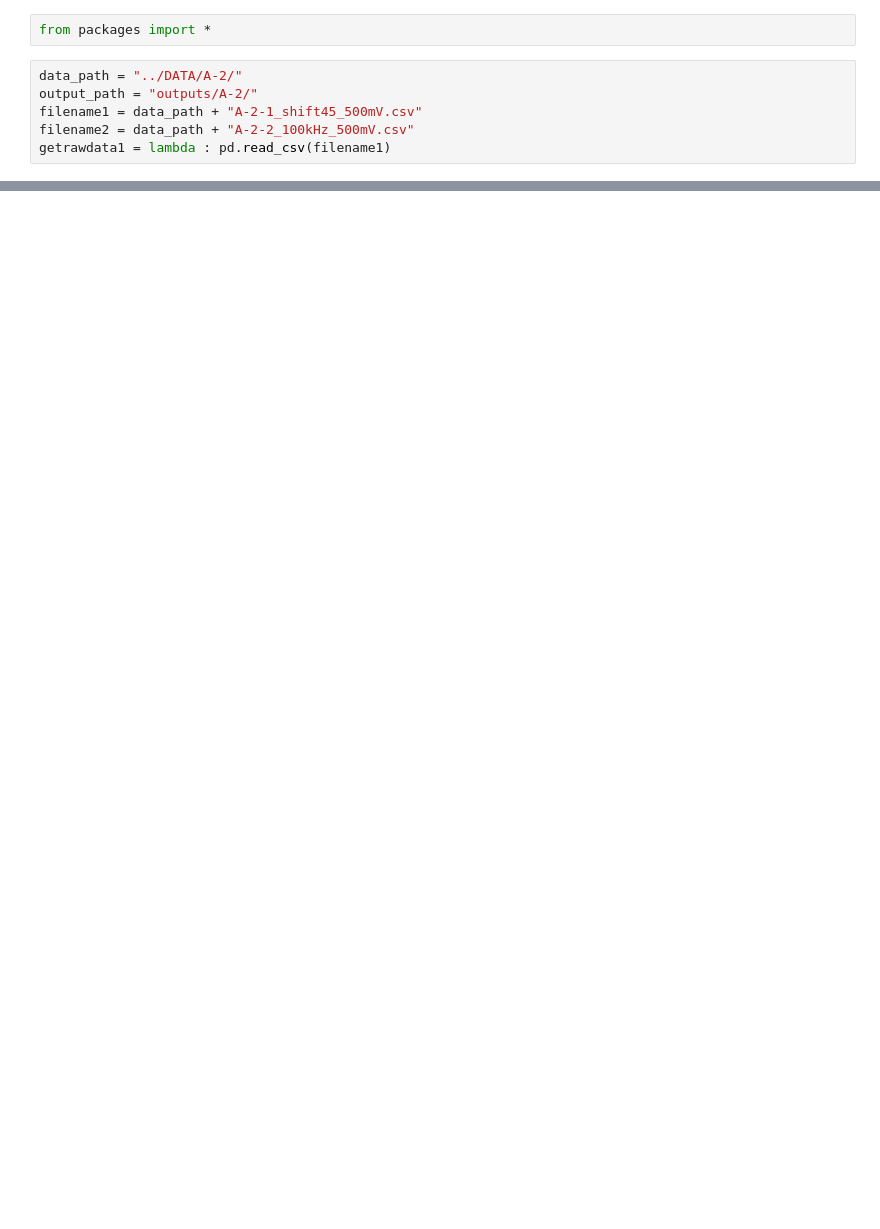
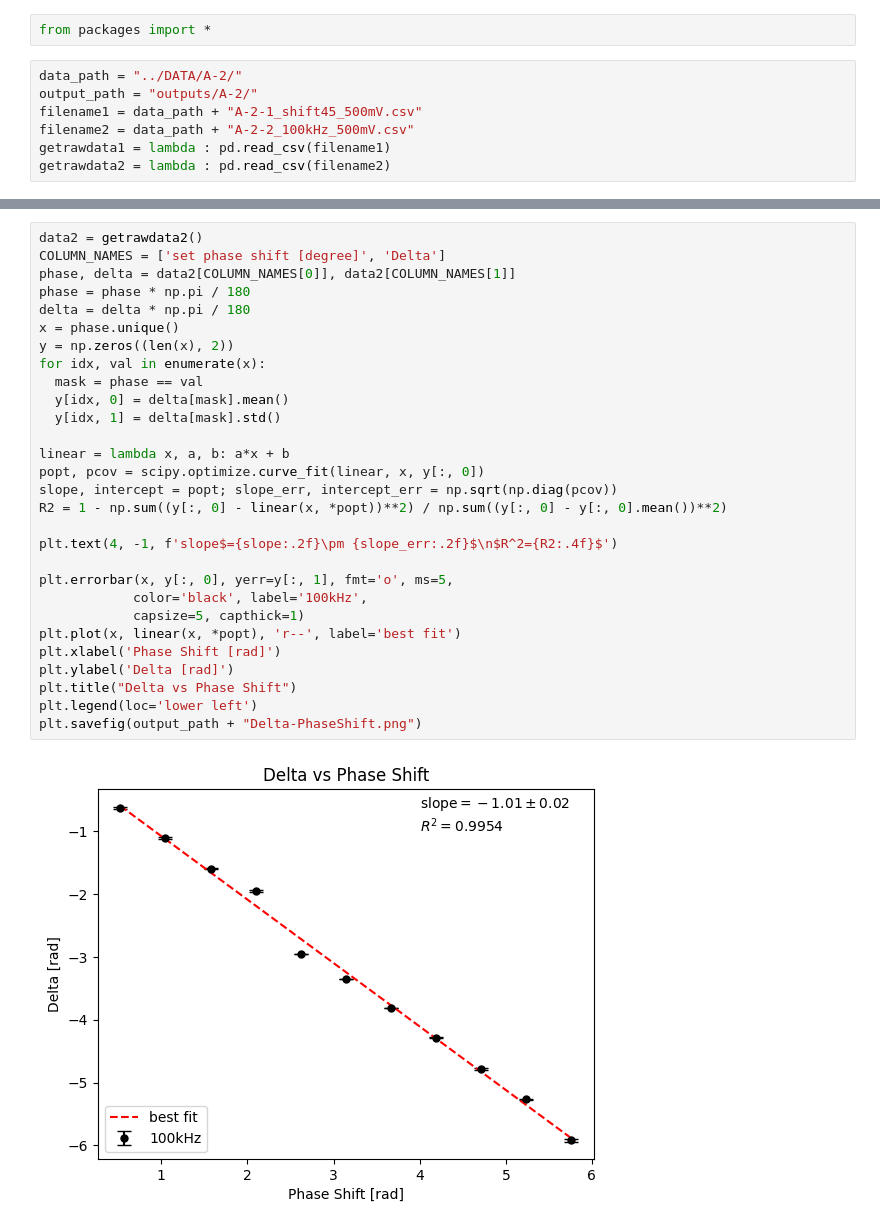
Before and after one commit to IntermidiatePhysicsExperiment/LockInHall, a Jupyter notebook: EDA/02_TaskA-2.ipynb, the cells around one changed output, grey strips where cells are left out. Saved outputs shown, nothing was run; the diff lists cells and outputs as text; blank space fills up the shorter version.

```diff
--- a/EDA/02_TaskA-2.ipynb
+++ b/EDA/02_TaskA-2.ipynb
@@ -6,3 +6,4 @@ output_path = "outputs/A-2/"
 filename1 = data_path + "A-2-1_shift45_500mV.csv"
 filename2 = data_path + "A-2-2_100kHz_500mV.csv"
 getrawdata1 = lambda : pd.read_csv(filename1)
+getrawdata2 = lambda : pd.read_csv(filename2)
@@ -78,0 +46,31 @@ plt.show()
+# %%
+data2 = getrawdata2()
+COLUMN_NAMES = ['set phase shift [degree]', 'Delta']
+phase, delta = data2[COLUMN_NAMES[0]], data2[COLUMN_NAMES[1]]
+phase = phase * np.pi / 180
+delta = delta * np.pi / 180
+x = phase.unique()
+y = np.zeros((len(x), 2))
+for idx, val in enumerate(x):
+  mask = phase == val
+  y[idx, 0] = delta[mask].mean()
+  y[idx, 1] = delta[mask].std()
+
+linear = lambda x, a, b: a*x + b
+popt, pcov = scipy.optimize.curve_fit(linear, x, y[:, 0])
+slope, intercept = popt; slope_err, intercept_err = np.sqrt(np.diag(pcov))
+R2 = 1 - np.sum((y[:, 0] - linear(x, *popt))**2) / np.sum((y[:, 0] - y[:, 0].mean())**2)
+
+plt.text(4, -1, f'slope$={slope:.2f}\pm {slope_err:.2f}$\n$R^2={R2:.4f}$')
+
+plt.errorbar(x, y[:, 0], yerr=y[:, 1], fmt='o', ms=5,
+            color='black', label='100kHz',
+            capsize=5, capthick=1)
+plt.plot(x, linear(x, *popt), 'r--', label='best fit')
+plt.xlabel('Phase Shift [rad]')
+plt.ylabel('Delta [rad]')
+plt.title("Delta vs Phase Shift")
+plt.legend(loc='lower left')
+plt.savefig(output_path + "Delta-PhaseShift.png")
+# %% [output]
+[figure, added]
```
Also changed, not shown: parts of 4 cells of this notebook, 12 other files.
